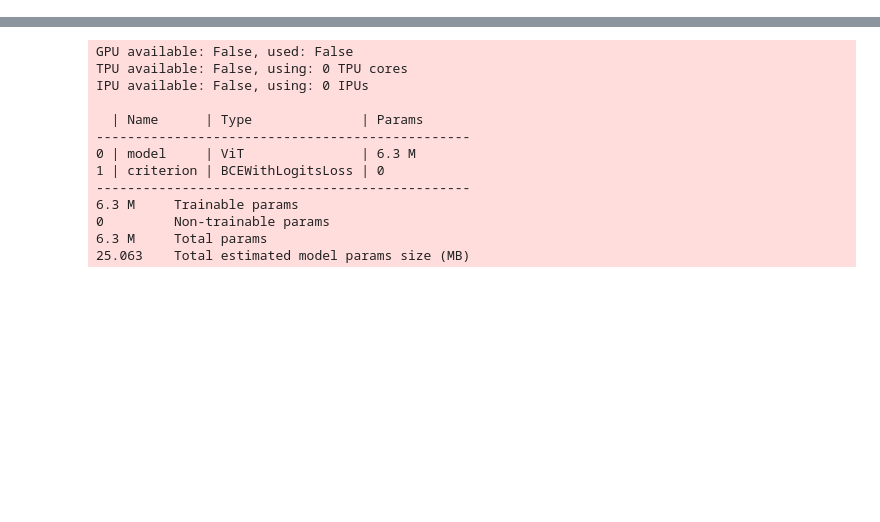
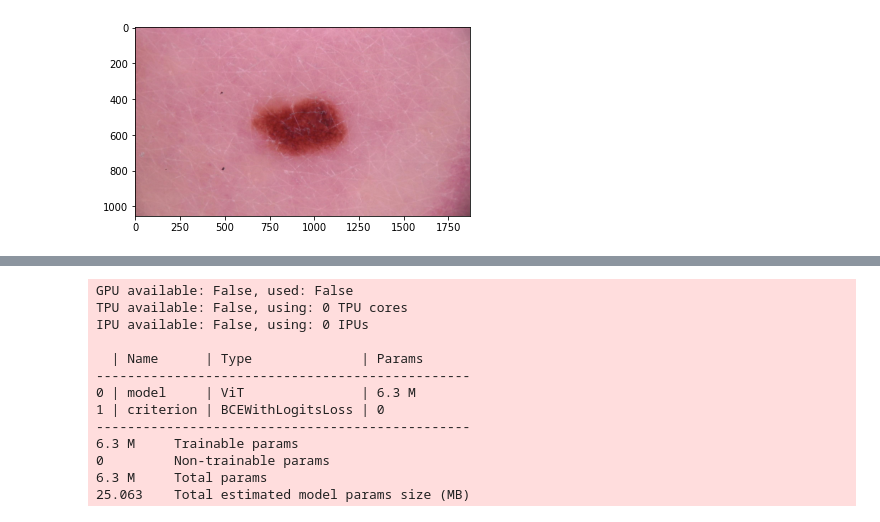
Before and after one commit to UzairNoman/vit-siim, a Jupyter notebook: play.ipynb, the cells around one changed output, grey strips where cells are left out. Drawn from its saved outputs; the diff is of its cells as text; code cells hidden in the pictures; blank space fills up the shorter version.

```diff
--- a/play.ipynb
+++ b/play.ipynb
@@ -101,0 +181,18 @@ sadfasfa >          image_name  patient_id     sex  age_approx  \
+# %%
+plot_it_somehow = train_ds[1][0]
+
+# img = plot_it_somehow.swapaxes(0, 1)
+# img = img.swapaxes(1, 2)
+
+import matplotlib.pyplot as plt
+
+plt.imshow((plot_it_somehow.permute(1, 2, 0)).numpy().astype(np.uint8))
+plt.show()
+
+from PIL import Image
+
+
+# pil_image=Image.fromarray(plot_it_somehow.permute(1, 2, 0).numpy().astype(np.uint8))
+# pil_image.show()
+# %% [output]
+[figure, added]
```
Also changed, not shown: parts of 12 cells of this notebook, 5 other files.
